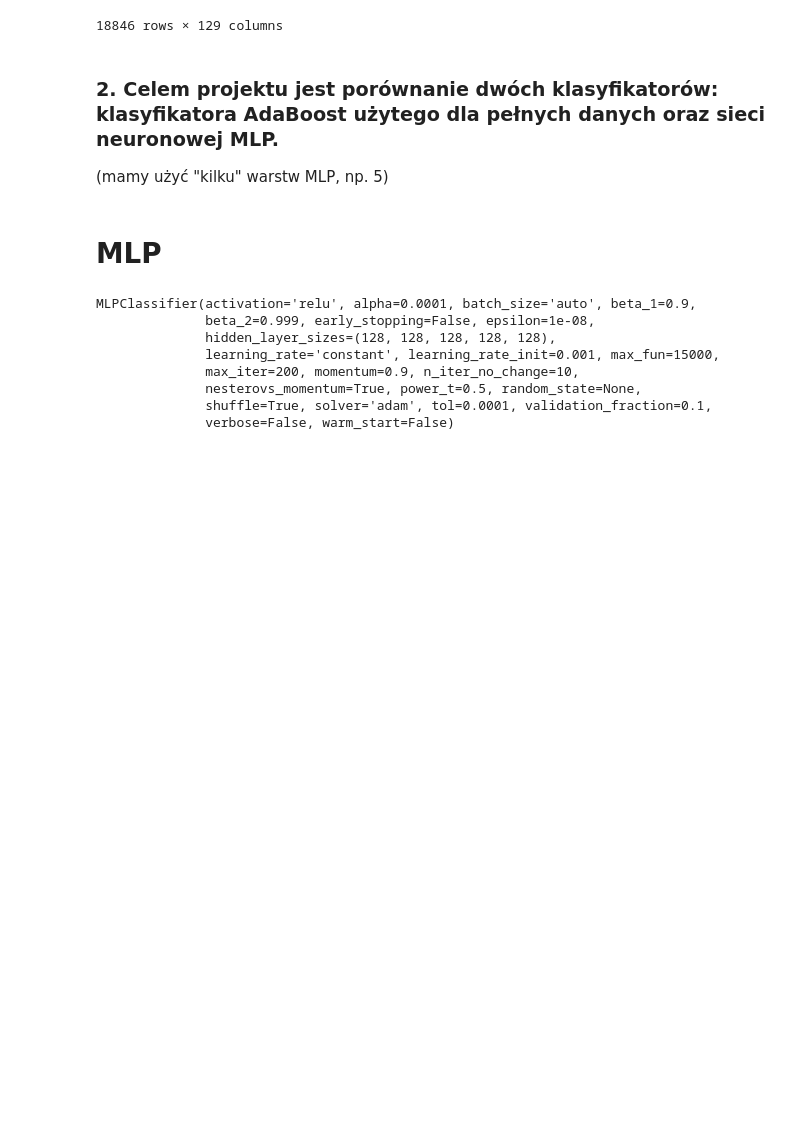
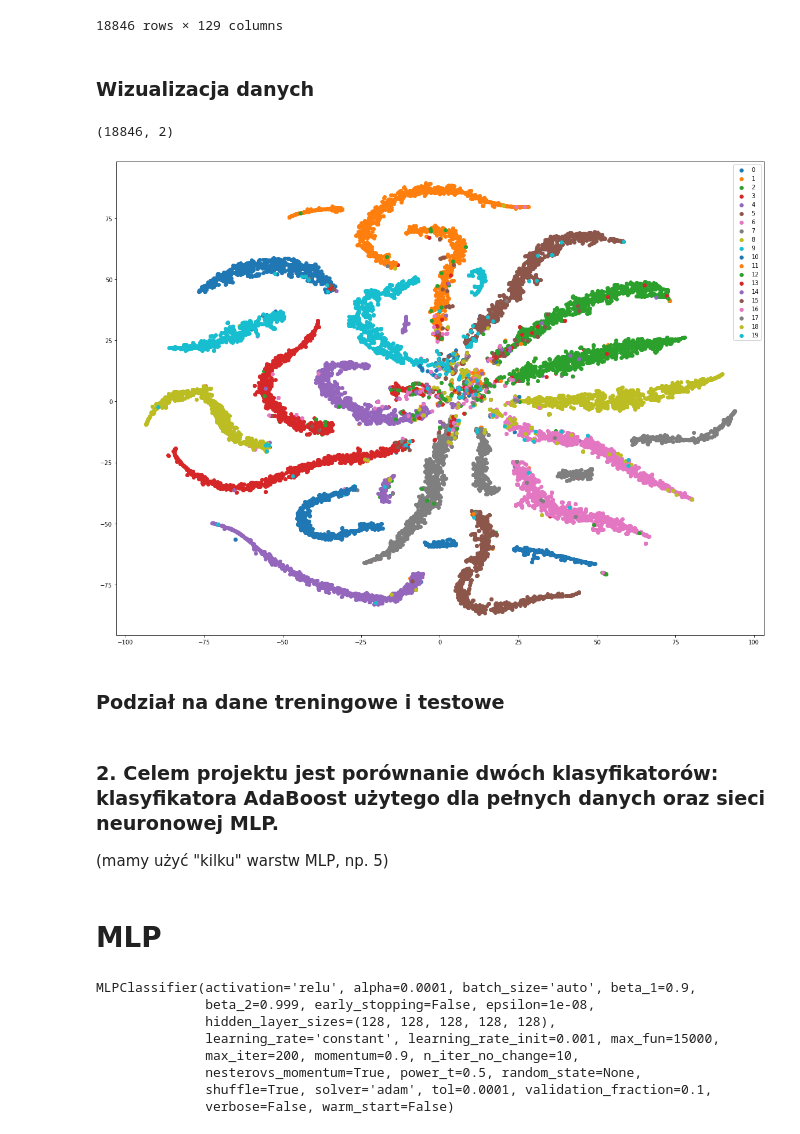
Before and after one commit to filipsl/ml-project-tng, a Jupyter notebook: ML-project-1.ipynb, the cells around one changed output. Saved outputs shown, nothing was run; the diff lists cells and outputs as text; code cells hidden in the pictures; blank space fills up the shorter version.

```diff
--- a/ML-project-1.ipynb
+++ b/ML-project-1.ipynb
@@ -39,3 +40,5 @@ TNG
 # %%
 y = np.array(TNG[128])
 X = np.array(TNG[range(0,128)])
+# %% [markdown]
+### Wizualizacja danych
@@ -42,3 +47,19 @@ X = np.array(TNG[range(0,128)])
+# %%
+X_embedded = TSNE(n_components=2).fit_transform(X)
+X_embedded.shape
+# %% [output]
+(18846, 2)
+# %%
+plt.figure(figsize=(20,15))
+
+for label in range(0, 20):
+    plt.scatter(X_embedded[y == label, 0], X_embedded[y == label, 1], label=label)
+plt.legend()
+plt.show()
+# %% [output]
+[figure, added]
+# %% [markdown]
+### Podział na dane treningowe i testowe
 # %%
 from sklearn.model_selection import train_test_split
 # %%
```
Also changed, not shown: parts of 6 cells of this notebook.
